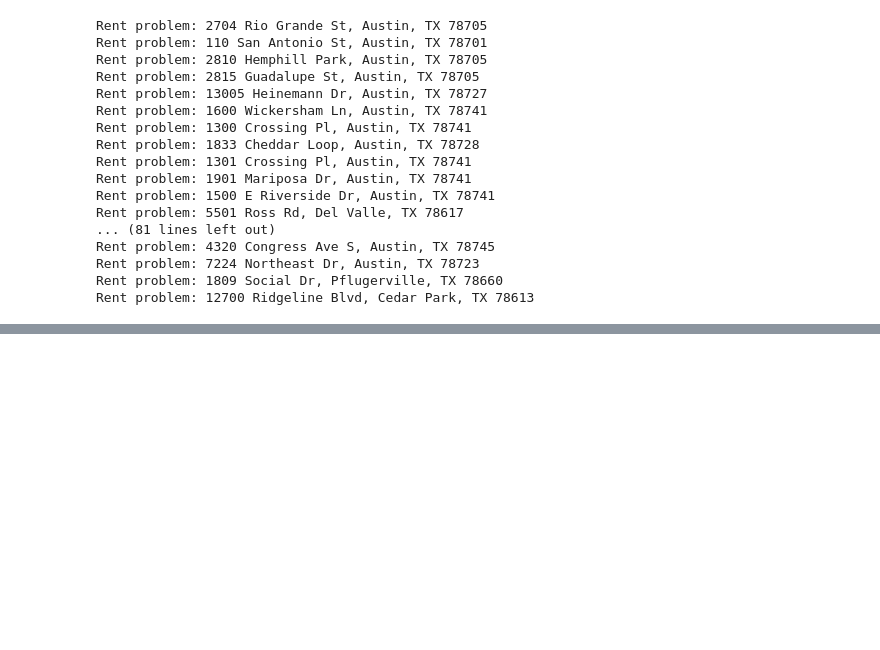
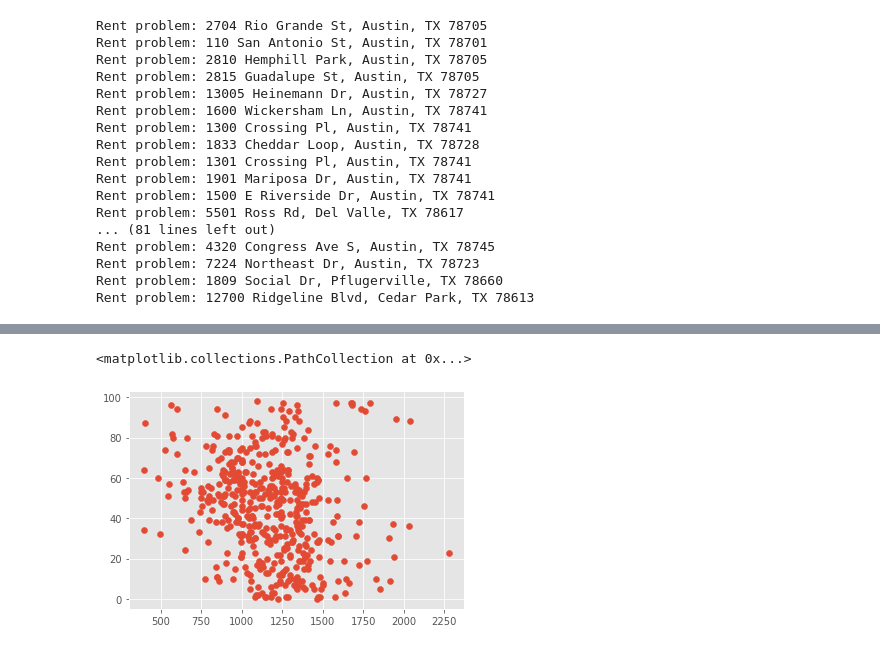
Before and after one commit to sn-ekstrand/walkability-and-cost, a Jupyter notebook: notebooks/Mongo_to_DF.ipynb, the cells around one changed output, grey strips where cells are left out. Cells and saved outputs as stored; diff of their text form; code cells hidden in the pictures; blank space fills up the shorter version.

```diff
--- a/notebooks/Mongo_to_DF.ipynb
+++ b/notebooks/Mongo_to_DF.ipynb
@@ -151,3 +128,9 @@ plt.hist(df['mean_rent'], bins=50)
+# %%
+# scatter plot maybe showing very weak negative correlation between unit area and walkscore
+plt.scatter(df['mean_area'], df['walkscore'])
+# %% [output]
+<matplotlib.collections.PathCollection at 0x...>
+[figure, added]
 # %%
 # Create column for cost/SF
 
```
Also changed, not shown: parts of 7 cells of this notebook.
